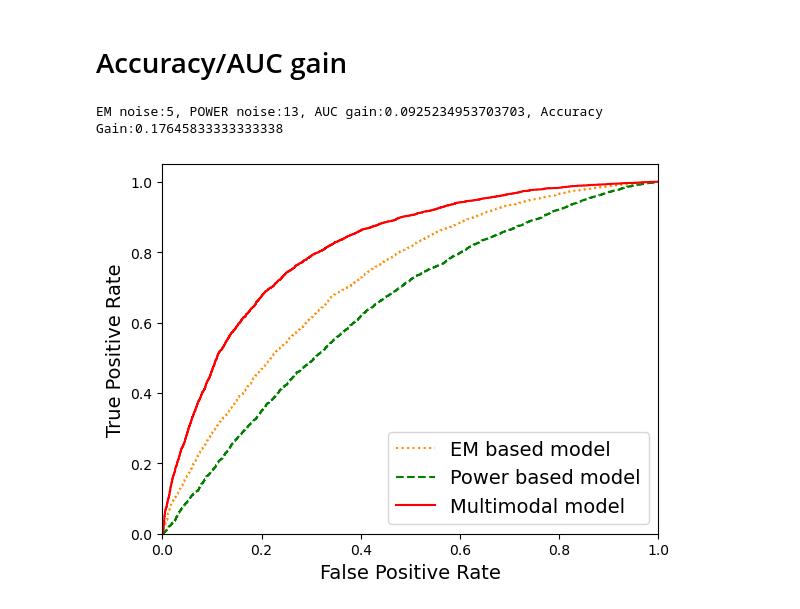
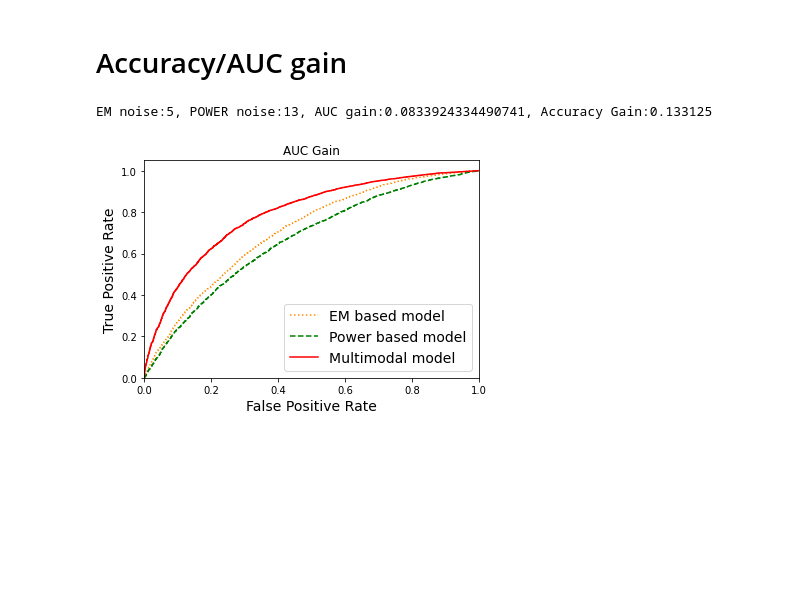
Before and after one commit to Michael-amar/Twos_Complement, a Jupyter notebook: Multimodal/gains.ipynb, the cells around one changed output. Drawn from its saved outputs; the diff is of its cells as text; code cells hidden in the pictures; blank space fills up the shorter version.

```diff
--- a/Multimodal/gains.ipynb
+++ b/Multimodal/gains.ipynb
@@ -157,11 +104,9 @@ em_attacks_samples_df, classes_df = get_samples_unimodal(f'{dataset_path}EM/.att
 # create generators
 em_test_generator = DataGenerator(em_samples_df , n_classes=n_classes, max_running_time=max_running_time, min_running_time=min_running_time, win_size=3, sampling_rate=56000000, sigma=em_noise_strength)
 em_attacks_generator = DataGenerator(em_attacks_samples_df , n_classes=len(classes_df.index), max_running_time=max_running_time, min_running_time=min_running_time, win_size=3, sampling_rate=56000000, sigma=em_noise_strength)
-em_input_shape = em_test_generator.get_shape()
 
 # load model
-em_model = get_unimodal(em_input_shape, n_classes)
-em_model.load_weights(f"../trained_models/single_channel/em_noise_{em_noise_strength}.hdf5")
+em_model = tf.keras.models.load_model(f"../trained_models/single_channel/em_{em_noise_strength}")
 
 # test
 em_test_probas = em_model.predict(em_test_generator, verbose=1)
@@ -190,11 +135,9 @@ power_attacks_samples_df, classes_df = get_samples_unimodal(f'{dataset_path}POWE
 # create generators
 power_test_generator = DataGenerator(power_samples_df , n_classes=n_classes, max_running_time=max_running_time, min_running_time=min_running_time, win_size=30, sampling_rate=1000000000, sigma=power_noise_strength)
 power_attacks_generator = DataGenerator(power_attacks_samples_df , n_classes=len(classes_df.index), max_running_time=max_running_time, min_running_time=min_running_time, win_size=30, sampling_rate=1000000000, sigma=power_noise_strength)
-power_input_shape = power_test_generator.get_shape()
 
 # load model
-power_model = get_unimodal(power_input_shape, n_classes)
-power_model.load_weights(f"../trained_models/single_channel/power_noise_{power_noise_strength}.hdf5")
+power_model = tf.keras.models.load_model(f"../trained_models/single_channel/power_{power_noise_strength}") # get_unimodal(power_input_shape, n_classes)
 
 # test
 power_test_probas = power_model.predict(power_test_generator, verbose=1)
@@ -222,11 +165,9 @@ multimodal_attacks_samples_df, classes_df = get_samples_multimodal(f'{dataset_pa
 # create generators
 multimodal_test_generator = FusionDataGenerator(multimodal_samples_df, mode='intermediate', n_classes=24, max_running_time=max_running_time, min_running_time=min_running_time, sampling_rate_power=1000000000, sampling_rate_em=56000000, overlapping_percentage=0.6, em_noise_sigma=em_noise_strength, power_noise_sigma=power_noise_strength)
 multimodal_attacks_generator = FusionDataGenerator(multimodal_attacks_samples_df, mode='intermediate', n_classes=len(classes_df.index), max_running_time=max_running_time, min_running_time=min_running_time, sampling_rate_power=1000000000, sampling_rate_em=56000000, overlapping_percentage=0.6, em_noise_sigma=em_noise_strength, power_noise_sigma=power_noise_strength)
-power_shape, em_shape = multimodal_test_generator.get_shape()
 
 # load model
-multimodal_model = get_multimodal(power_shape, em_shape, n_classes)
-multimodal_model.load_weights(f"../trained_models/intermediate_integration/em_noise_{em_noise_strength}_power_noise_{power_noise_strength}.hdf5")
+multimodal_model = tf.keras.models.load_model(f"../trained_models/intermediate_integration/em_{em_noise_strength}_power_{power_noise_strength}")
 
 # test
 multimodal_test_probas = multimodal_model.predict(multimodal_test_generator, verbose=1)
@@ -246,17 +187,18 @@ accuracy_multimodal = sum(y_pred_multimodal == y_true_multimodal) / len(y_true_m
 # %%
 auc_gain = (auc_multimodal - max(auc_em, auc_power))
 accuracy_gain = (accuracy_multimodal - max(accuracy_em, accuracy_power))
 print(f"EM noise:{em_noise_strength}, POWER noise:{power_noise_strength}, AUC gain:{auc_gain}, Accuracy Gain:{accuracy_gain}")
 
 plt.figure()
+plt.title("AUC Gain")
 plt.plot(fpr_em, tpr_em, color='darkorange', linestyle='dotted', label=f'EM based model')
 plt.plot(fpr_power, tpr_power, color='green', linestyle='dashed', label=f'Power based model')
 plt.plot(fpr_multimodal, tpr_multimodal, color='red', linestyle='solid', label=f'Multimodal model')
 plt.xlim([0.0, 1.0])
 plt.ylim([0.0, 1.05])
 plt.xlabel('False Positive Rate', fontsize=14)
 plt.ylabel('True Positive Rate', fontsize=14)
 plt.legend(loc='lower right', fontsize=14);
 # %% [output]
-EM noise:5, POWER noise:13, AUC gain:0.0925234953703703, Accuracy Gain:0.17645833333333338
+EM noise:5, POWER noise:13, AUC gain:0.0833924334490741, Accuracy Gain:0.133125
-[figure, old version]
+[figure, new version]
```
Also changed, not shown: parts of 5 cells of this notebook, 6 other files.
